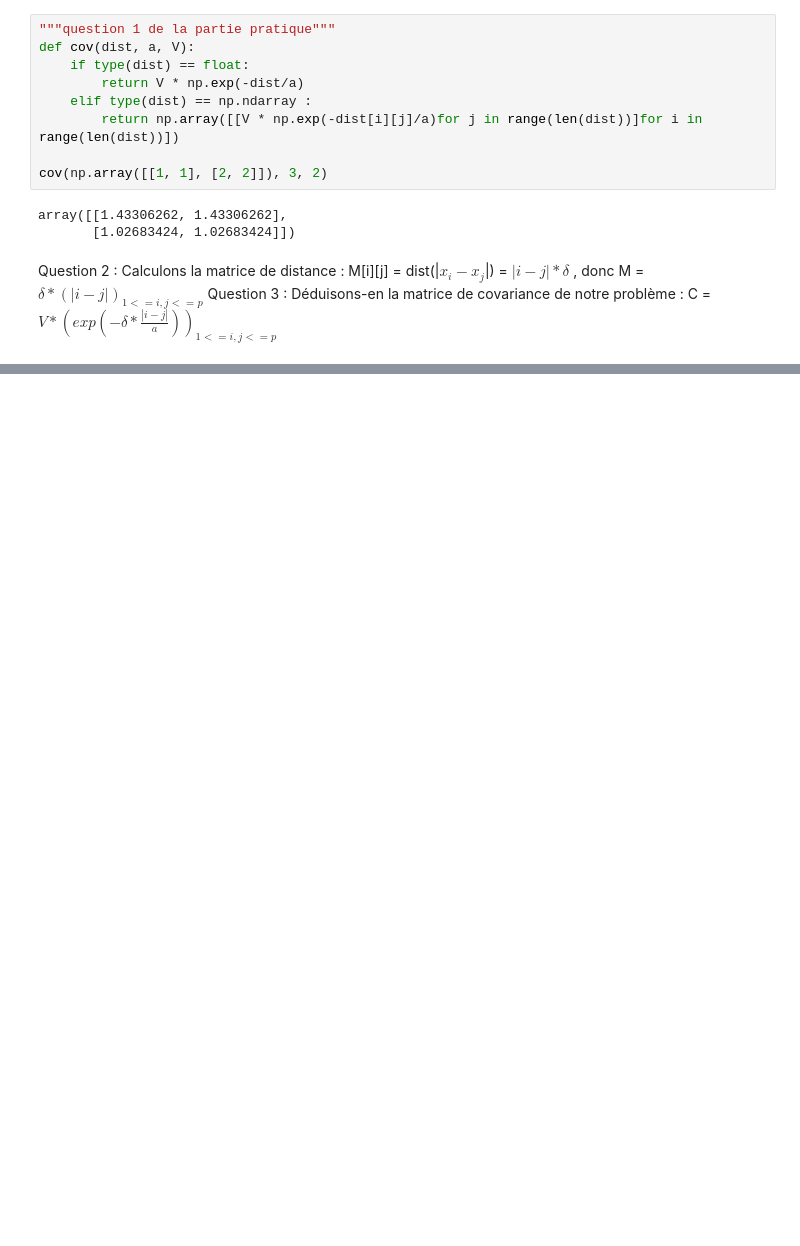
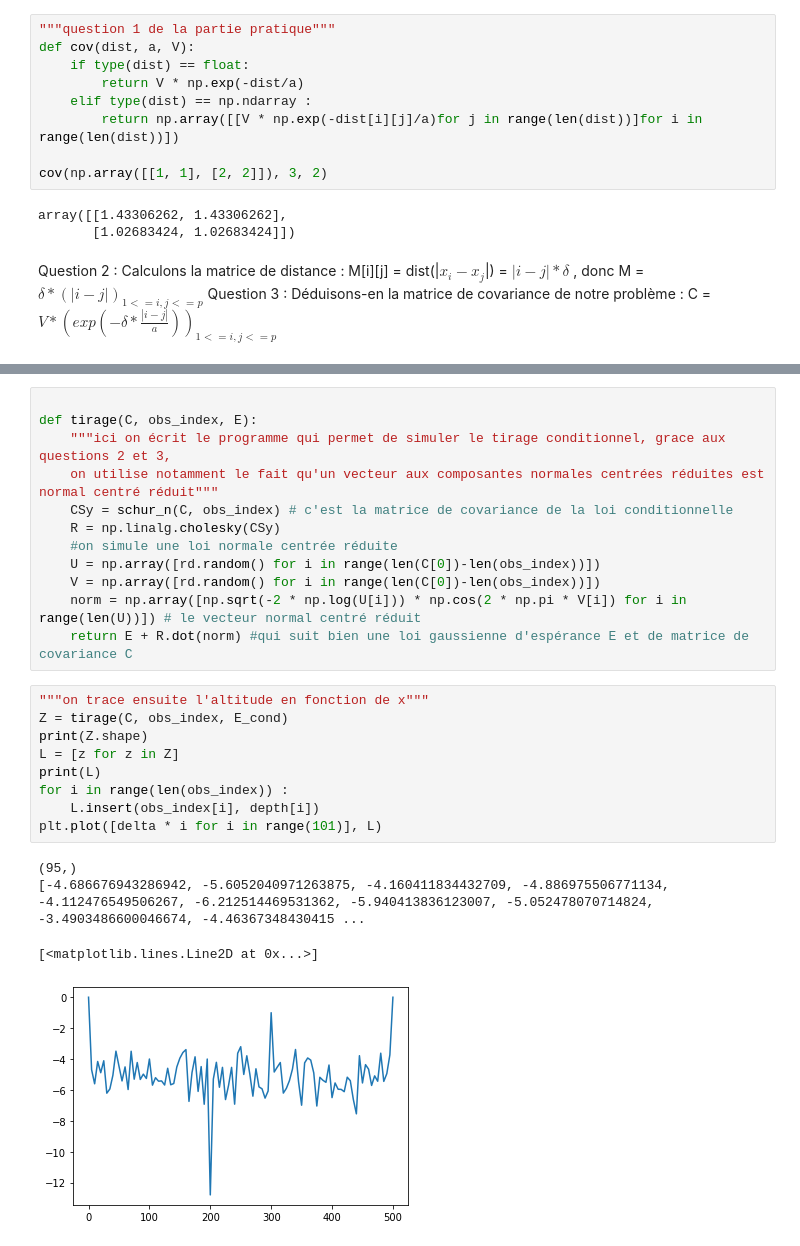
Before and after one commit to pfrodedelaforet/proba-info-math, a Jupyter notebook: Untitled.ipynb, the cells around one changed output, grey strips where cells are left out. Saved outputs shown, nothing was run; the diff lists cells and outputs as text; blank space fills up the shorter version.

```diff
--- a/Untitled.ipynb
+++ b/Untitled.ipynb
@@ -123,0 +145,26 @@ plt.plot([i for i in range(len(CSy[0]))], [Var_condi(CSy, i, obs_index) for i in
+# %%
+
+def tirage(C, obs_index, E):
+    """ici on écrit le programme qui permet de simuler le tirage conditionnel, grace aux questions 2 et 3,
+    on utilise notamment le fait qu'un vecteur aux composantes normales centrées réduites est normal centré réduit"""
+    CSy = schur_n(C, obs_index) # c'est la matrice de covariance de la loi conditionnelle
+    R = np.linalg.cholesky(CSy)
+    #on simule une loi normale centrée réduite
+    U = np.array([rd.random() for i in range(len(C[0])-len(obs_index))])
+    V = np.array([rd.random() for i in range(len(C[0])-len(obs_index))])
+    norm = np.array([np.sqrt(-2 * np.log(U[i])) * np.cos(2 * np.pi * V[i]) for i in range(len(U))]) # le vecteur normal centré réduit
+    return E + R.dot(norm) #qui suit bien une loi gaussienne d'espérance E et de matrice de covariance C
+# %%
+"""on trace ensuite l'altitude en fonction de x"""
+Z = tirage(C, obs_index, E_cond)
+print(Z.shape)
+L = [z for z in Z]
+print(L)
+for i in range(len(obs_index)) :
+    L.insert(obs_index[i], depth[i])
+plt.plot([delta * i for i in range(101)], L)
+# %% [output]
+(95,)
+[-4.686676943286942, -5.6052040971263875, -4.160411834432709, -4.886975506771134, -4.112476549506267, -6.212514469531362, -5.940413836123007, -5.052478070714824, -3.4903486600046674, -4.46367348430415 ...
+[<matplotlib.lines.Line2D at 0x...>]
+[figure, added]
```
Also changed, not shown: parts of 11 cells of this notebook.
